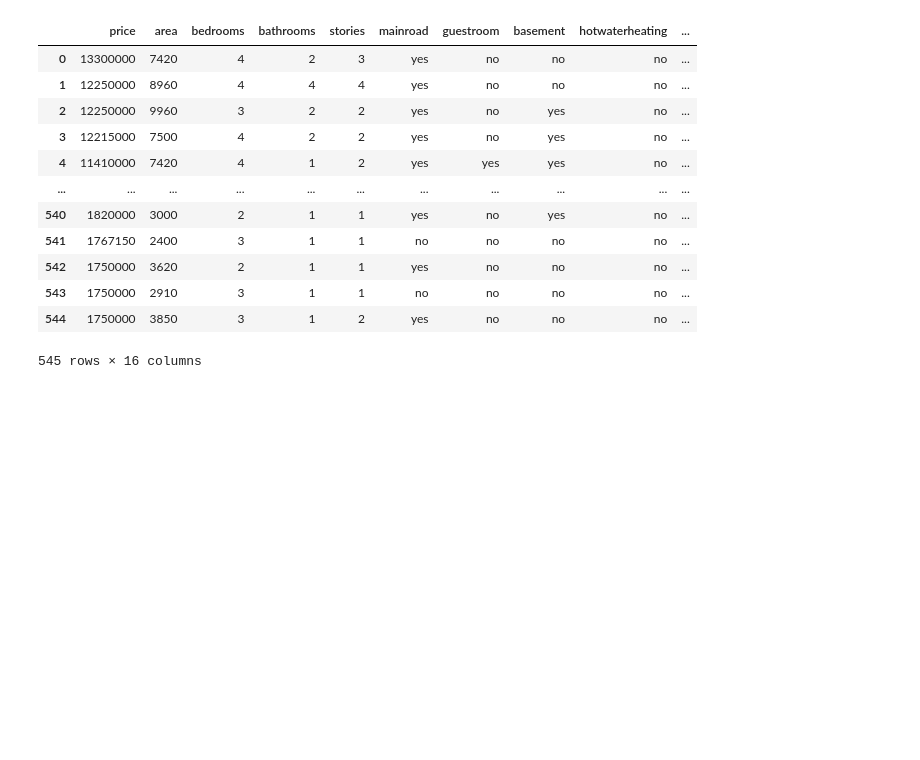
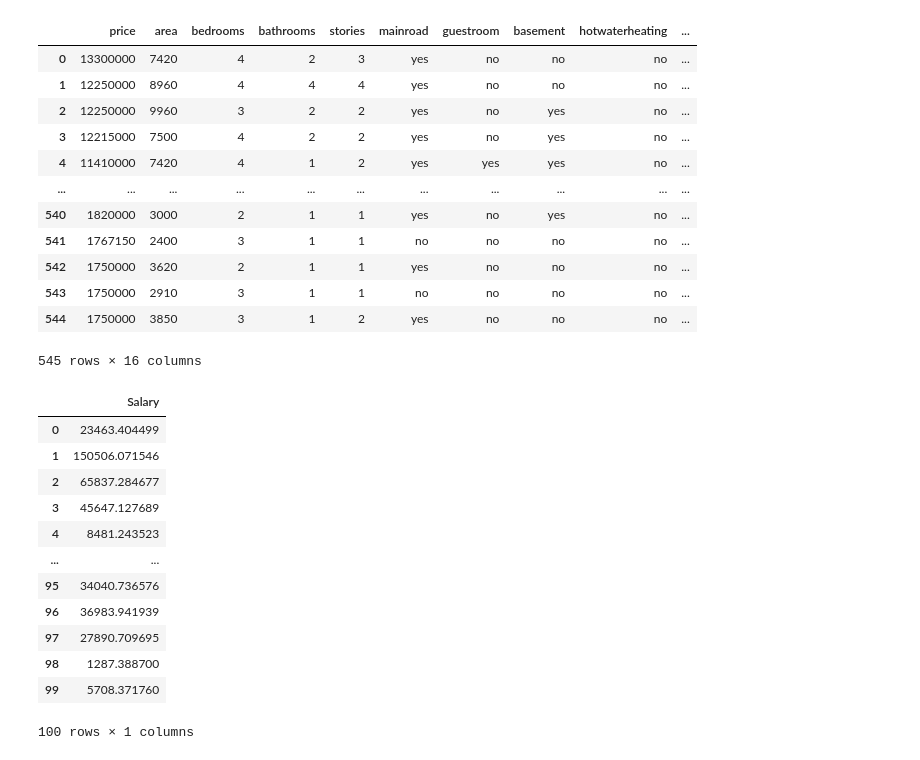
Before and after one commit to Aharv123/Week2-DataScience, a Jupyter notebook: scikit-learn/scikit-learn.ipynb, the cells around one changed output. Drawn from its saved outputs; the diff is of its cells as text; code cells hidden in the pictures; blank space fills up the shorter version.

```diff
--- a/scikit-learn/scikit-learn.ipynb
+++ b/scikit-learn/scikit-learn.ipynb
@@ -956,0 +964,31 @@ result
+# %%
+import pandas as pd
+import numpy as np
+import matplotlib.pyplot as plt
+import seaborn as sns
+from sklearn.preprocessing import FunctionTransformer
+
+
+np.random.seed(42)
+
+data = {
+    "Salary": np.random.exponential(scale=50000, size = 100)
+
+}
+
+df = pd.DataFrame(data)
+df
+# %% [output]
+|  | Salary |
+| 0 | 23463.404499 |
+| 1 | 150506.071546 |
+| 2 | 65837.284677 |
+| 3 | 45647.127689 |
+| 4 | 8481.243523 |
+| ... | ... |
+| 95 | 34040.736576 |
+| 96 | 36983.941939 |
+| 97 | 27890.709695 |
+| 98 | 1287.388700 |
+| 99 | 5708.371760 |
+100 rows × 1 columns
```
Also changed, not shown: parts of 9 cells of this notebook.
